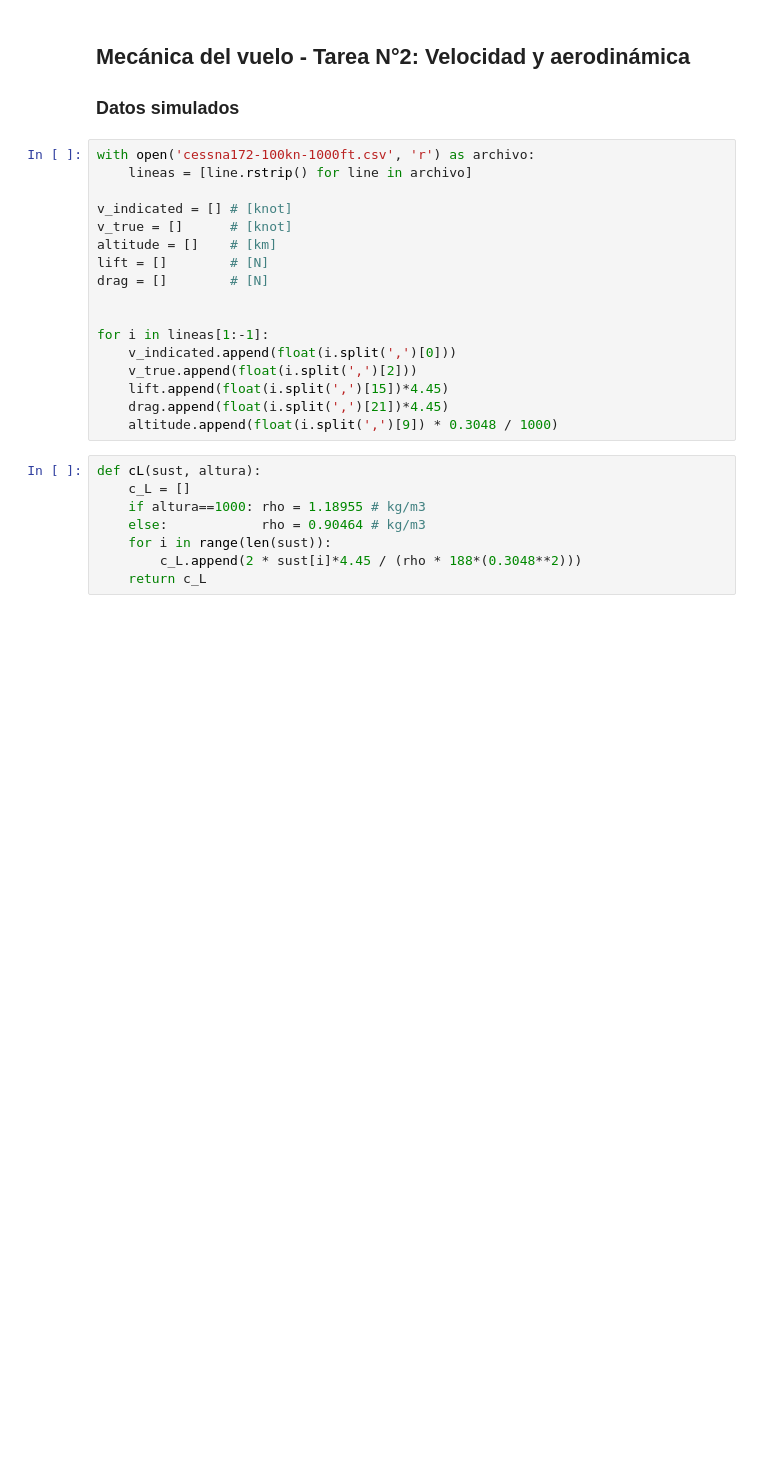
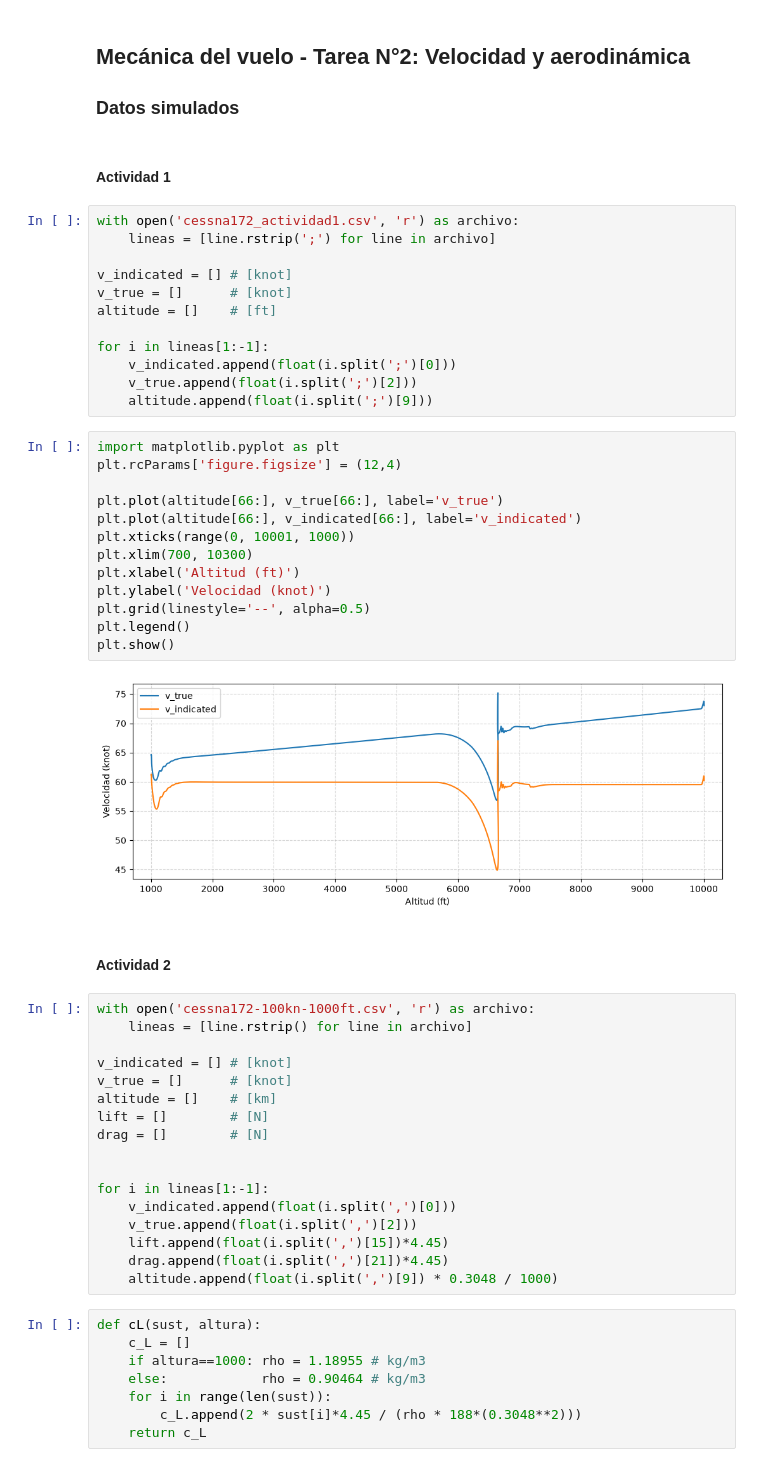
Before and after one commit to otarola-joaquin/Trabajos-varios-8vo-semestre, a Jupyter notebook: Mecánica del Vuelo/Tarea_2/lab2_gráfico.ipynb, the cells around one changed output. Drawn from its saved outputs; the diff is of its cells as text; blank space fills up the shorter version.

Commit message:
actividad1

```diff
--- a/Mecánica del Vuelo/Tarea_2/lab2_gráfico.ipynb
+++ b/Mecánica del Vuelo/Tarea_2/lab2_gráfico.ipynb
@@ -1,6 +1,37 @@
 # %% [markdown]
 ## Mecánica del vuelo - Tarea N°2: Velocidad y aerodinámica
 ### Datos simulados
+# %% [markdown]
+#### Actividad 1
+# %%
+with open('cessna172_actividad1.csv', 'r') as archivo:
+    lineas = [line.rstrip(';') for line in archivo]
+
+v_indicated = [] # [knot]
+v_true = []      # [knot]
+altitude = []    # [ft]
+
+for i in lineas[1:-1]:
+    v_indicated.append(float(i.split(';')[0]))
+    v_true.append(float(i.split(';')[2]))
+    altitude.append(float(i.split(';')[9]))
+# %%
+import matplotlib.pyplot as plt
+plt.rcParams['figure.figsize'] = (12,4)
+
+plt.plot(altitude[66:], v_true[66:], label='v_true')
+plt.plot(altitude[66:], v_indicated[66:], label='v_indicated')
+plt.xticks(range(0, 10001, 1000))
+plt.xlim(700, 10300)
+plt.xlabel('Altitud (ft)')
+plt.ylabel('Velocidad (knot)')
+plt.grid(linestyle='--', alpha=0.5)
+plt.legend()
+plt.show()
+# %% [output]
+[figure, added]
+# %% [markdown]
+#### Actividad 2
 # %%
 with open('cessna172-100kn-1000ft.csv', 'r') as archivo:
     lineas = [line.rstrip() for line in archivo]
```
